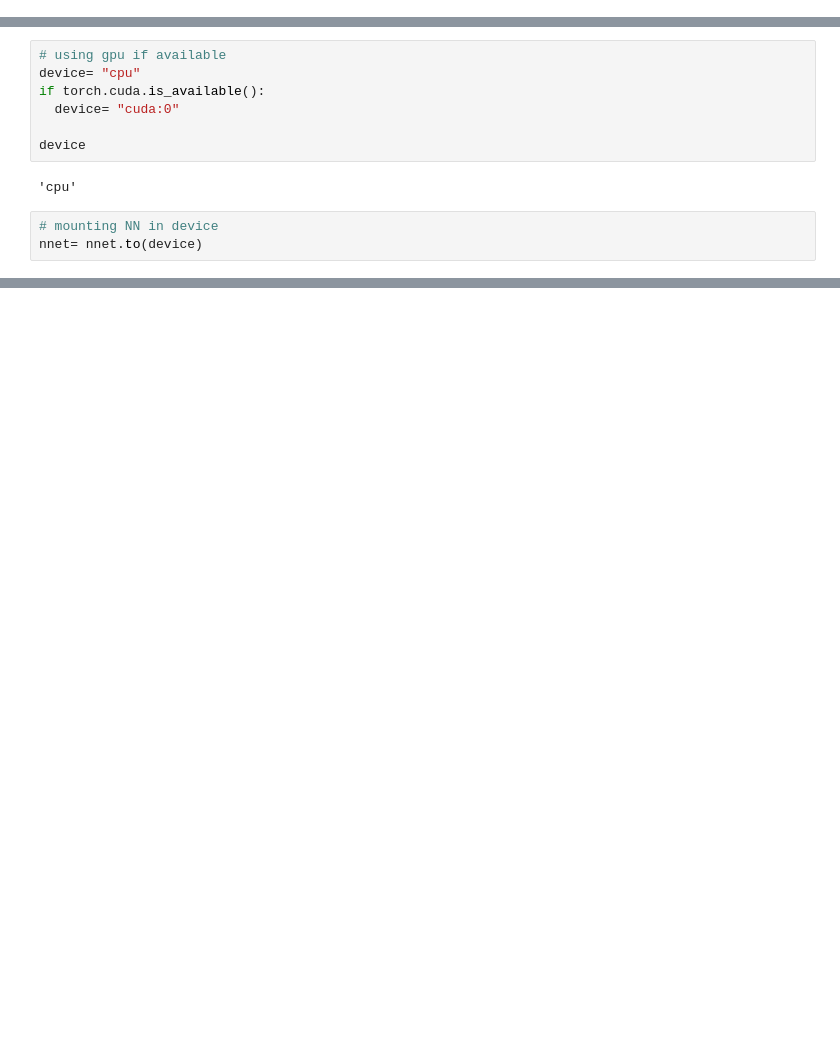
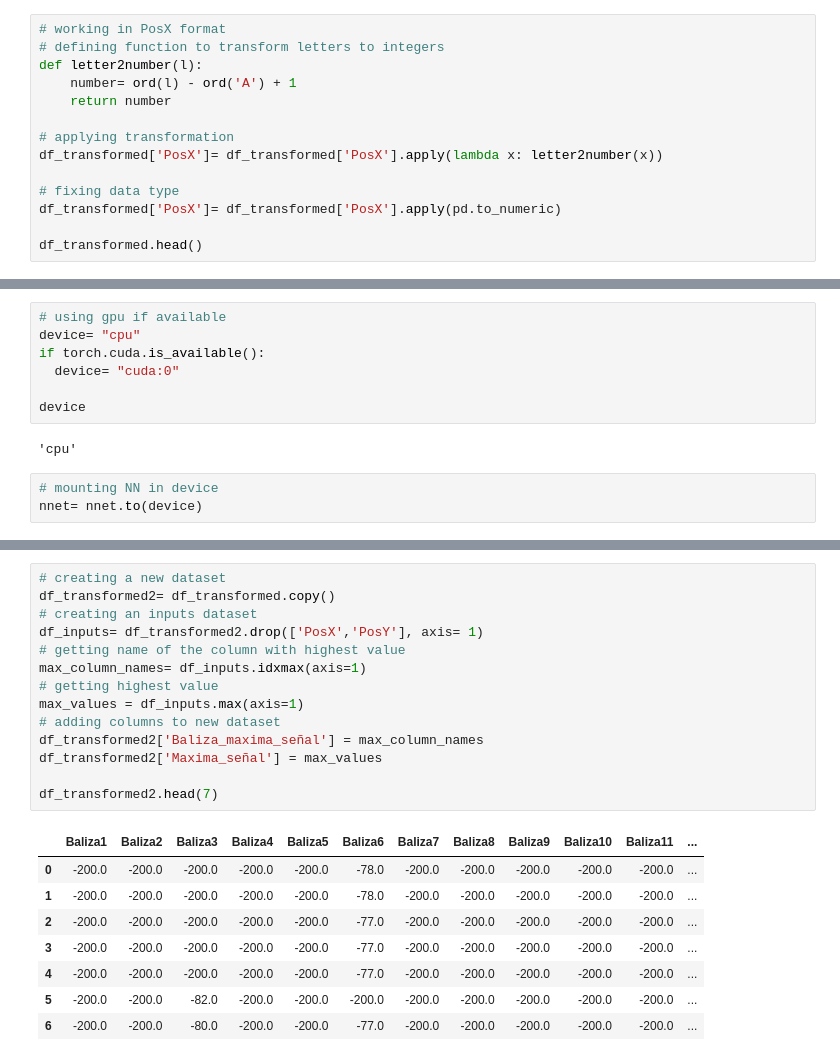
Before and after one commit to nferran/tp_deep_learning, a Jupyter notebook: Deep_Learning_TP1_NOV_2023.ipynb, the cells around one changed output, grey strips where cells are left out. Cells and saved outputs as stored; diff of their text form; blank space fills up the shorter version.

```diff
--- a/Deep_Learning_TP1_NOV_2023.ipynb
+++ b/Deep_Learning_TP1_NOV_2023.ipynb
@@ -306,0 +324,14 @@ len(df_transformed.Pos.unique())
+# %%
+# working in PosX format
+# defining function to transform letters to integers
+def letter2number(l):
+    number= ord(l) - ord('A') + 1
+    return number
+
+# applying transformation
+df_transformed['PosX']= df_transformed['PosX'].apply(lambda x: letter2number(x))
+
+# fixing data type
+df_transformed['PosX']= df_transformed['PosX'].apply(pd.to_numeric)
+
+df_transformed.head()
@@ -529,0 +631,23 @@ ax1.set_ylabel("CE")
+# %%
+# creating a new dataset
+df_transformed2= df_transformed.copy()
+# creating an inputs dataset
+df_inputs= df_transformed2.drop(['PosX','PosY'], axis= 1)
+# getting name of the column with highest value
+max_column_names= df_inputs.idxmax(axis=1)
+# getting highest value
+max_values = df_inputs.max(axis=1)
+# adding columns to new dataset
+df_transformed2['Baliza_maxima_señal'] = max_column_names
+df_transformed2['Maxima_señal'] = max_values
+
+df_transformed2.head(7)
+# %% [output]
+|  | Baliza1 | Baliza2 | Baliza3 | Baliza4 | Baliza5 | Baliza6 | Baliza7 | Baliza8 | Baliza9 | Baliza10 | Baliza11 | ... |
+| 0 | -200.0 | -200.0 | -200.0 | -200.0 | -200.0 | -78.0 | -200.0 | -200.0 | -200.0 | -200.0 | -200.0 | ... |
+| 1 | -200.0 | -200.0 | -200.0 | -200.0 | -200.0 | -78.0 | -200.0 | -200.0 | -200.0 | -200.0 | -200.0 | ... |
+| 2 | -200.0 | -200.0 | -200.0 | -200.0 | -200.0 | -77.0 | -200.0 | -200.0 | -200.0 | -200.0 | -200.0 | ... |
+| 3 | -200.0 | -200.0 | -200.0 | -200.0 | -200.0 | -77.0 | -200.0 | -200.0 | -200.0 | -200.0 | -200.0 | ... |
+| 4 | -200.0 | -200.0 | -200.0 | -200.0 | -200.0 | -77.0 | -200.0 | -200.0 | -200.0 | -200.0 | -200.0 | ... |
+| 5 | -200.0 | -200.0 | -82.0 | -200.0 | -200.0 | -200.0 | -200.0 | -200.0 | -200.0 | -200.0 | -200.0 | ... |
+| 6 | -200.0 | -200.0 | -80.0 | -200.0 | -200.0 | -77.0 | -200.0 | -200.0 | -200.0 | -200.0 | -200.0 | ... |
```
Also changed, not shown: parts of 33 cells of this notebook.
